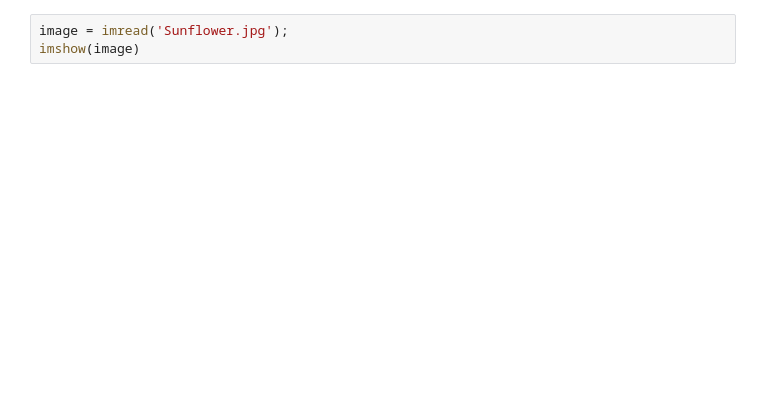
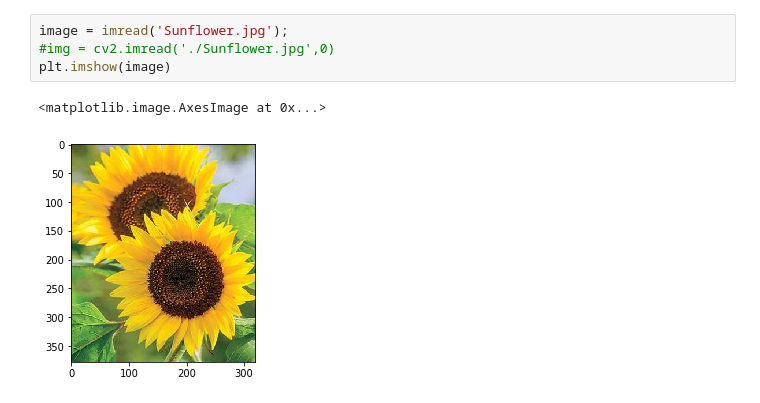
Before and after one commit to chloequinto/ImgProc, a Jupyter notebook: Project/Noise Reduction using Gradients.ipynb, the cells around one changed output. Cells and saved outputs as stored; diff of their text form; blank space fills up the shorter version.

```diff
--- a/Project/Noise Reduction using Gradients.ipynb
+++ b/Project/Noise Reduction using Gradients.ipynb
@@ -10,3 +9,7 @@ ModuleNotFoundError: No module named 'PIL'
 # %%
 image = imread('Sunflower.jpg');
-imshow(image)
+#img = cv2.imread('./Sunflower.jpg',0)
+plt.imshow(image)
+# %% [output]
+<matplotlib.image.AxesImage at 0x...>
+[figure, added]
```
Also changed, not shown: parts of 3 cells of this notebook.
